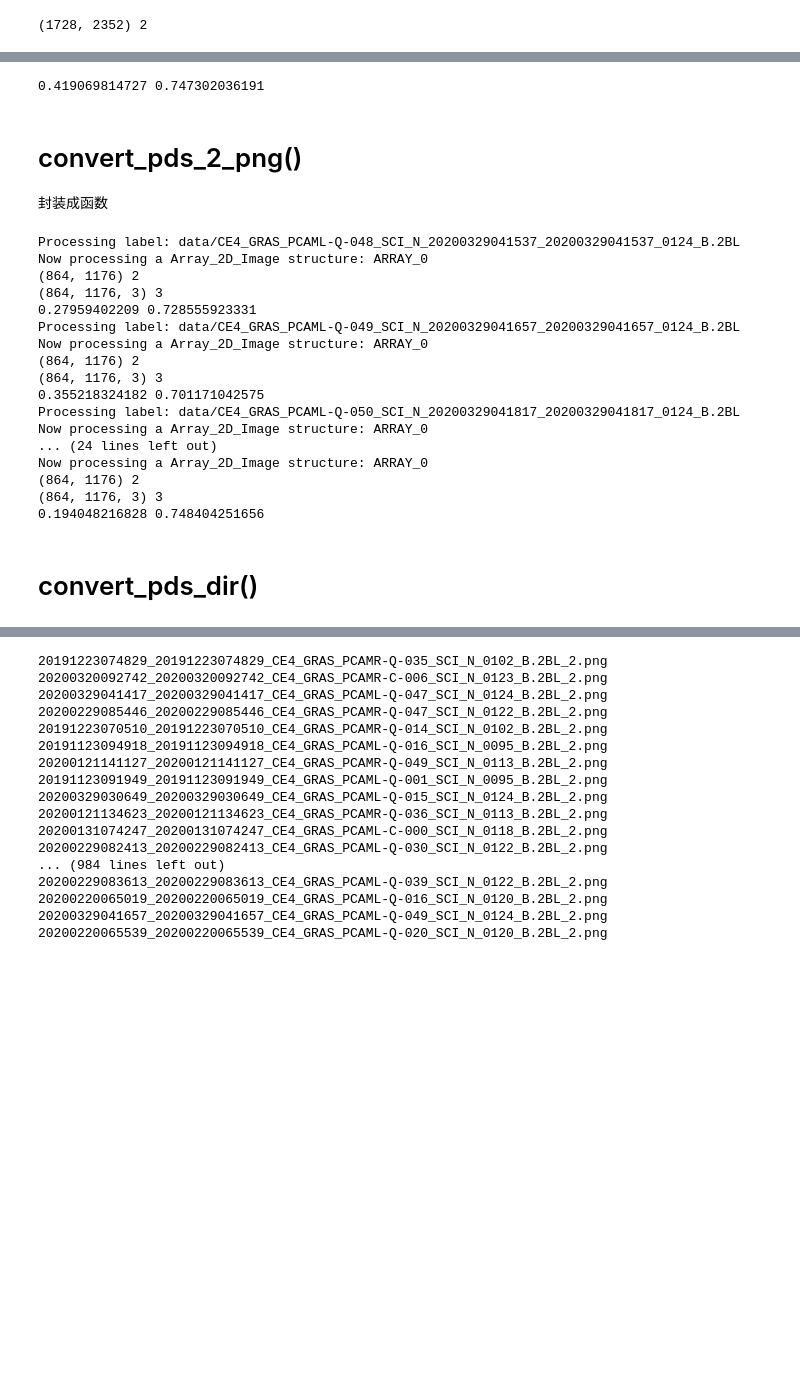
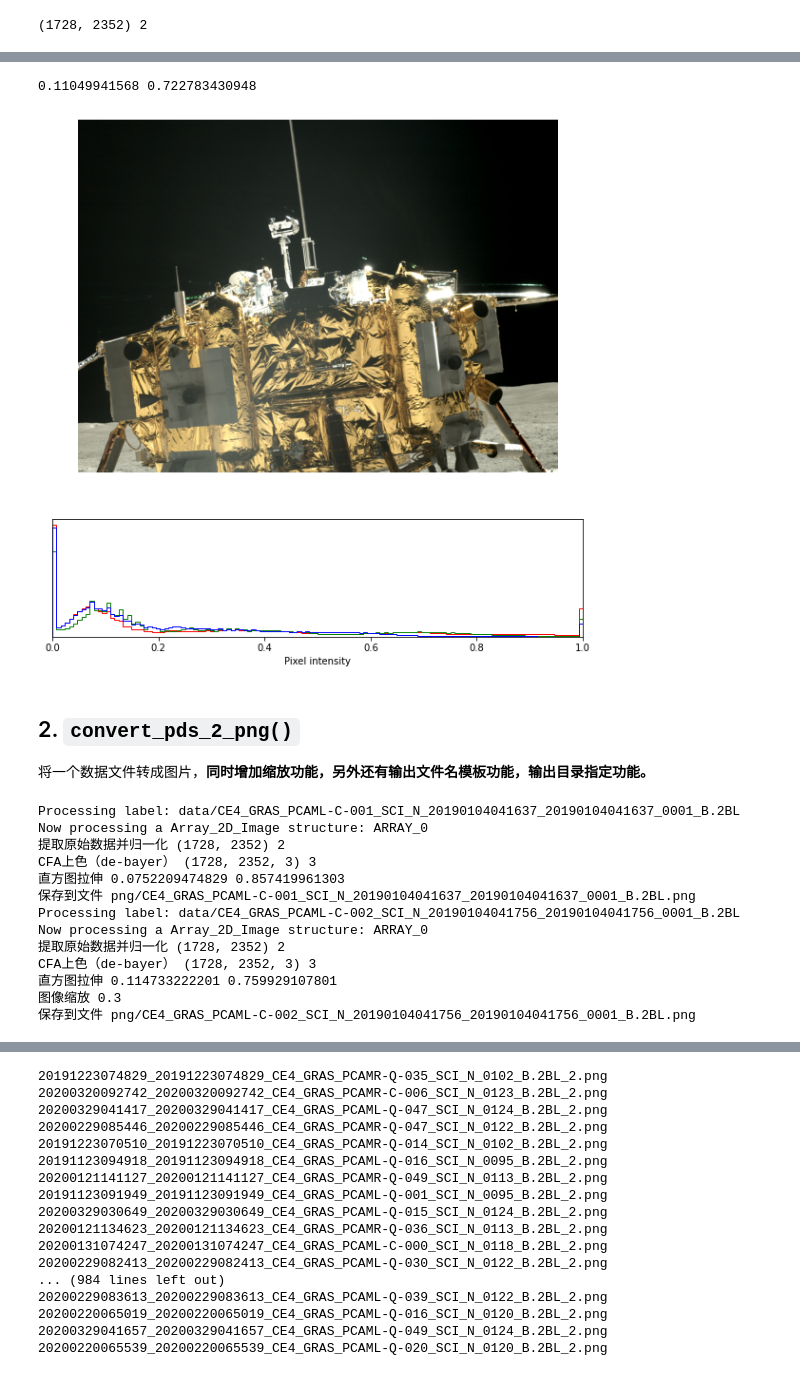
Before and after one commit to moosewoler/change-viewer, a Jupyter notebook: 02转成图片.ipynb, the cells around one changed output, grey strips where cells are left out. Saved outputs shown, nothing was run; the diff lists cells and outputs as text; code cells hidden in the pictures; blank space fills up the shorter version.

```diff
--- a/02转成图片.ipynb
+++ b/02转成图片.ipynb
@@ -70,18 +112,20 @@ img['pil'].save(filename.replace('data', 'png') + '_1.png')
 # %%
-## 直方图拉伸
-lower, upper = np.percentile(img['rgb_data'], (0.2,99.8))
+# 直方图拉伸
+lower, upper = np.percentile(img['rgb_data'], (10,98))
 print(lower, upper)
 img['scale_data'] = exposure.rescale_intensity(img['rgb_data'], in_range=(lower, upper))
 p = img['scale_data'] * 255
 p = p.astype('uint8')
 img['pil'] = Image.fromarray(p)
 img['pil'].save(filename.replace('data', 'png') + '_2.png')
+plot_img_and_hist(img['scale_data'])
 # %% [output]
-0.419069814727 0.747302036191
+0.11049941568 0.722783430948
+[figure, added]
-# %% [markdown]
-# convert_pds_2_png()
-
-封装成函数
+# %% [markdown]
+## 2. `convert_pds_2_png()`
+
+将一个数据文件转成图片，__同时增加缩放功能，另外还有输出文件名模板功能，输出目录指定功能。__
 # %%
 from PIL import Image
 import numpy as np
@@ -117,29 +177,22 @@ def convert_pds_2_png(filename, input_path='data', output_path='png'):
 # %%
-convert_pds_2_png('data/CE4_GRAS_PCAML-Q-048_SCI_N_20200329041537_20200329041537_0124_B.2BL')
-convert_pds_2_png('data/CE4_GRAS_PCAML-Q-049_SCI_N_20200329041657_20200329041657_0124_B.2BL')
-convert_pds_2_png('data/CE4_GRAS_PCAML-Q-050_SCI_N_20200329041817_20200329041817_0124_B.2BL')
-convert_pds_2_png('data/CE4_GRAS_PCAML-Q-051_SCI_N_20200329041937_20200329041937_0124_B.2BL')
-convert_pds_2_png('data/CE4_GRAS_PCAML-Q-052_SCI_N_20200329042057_20200329042057_0124_B.2BL')
-convert_pds_2_png('data/CE4_GRAS_PCAML-Q-053_SCI_N_20200329042217_20200329042217_0124_B.2BL')
-convert_pds_2_png('data/CE4_GRAS_PCAML-Q-054_SCI_N_20200329042337_20200329042337_0124_B.2BL')
-convert_pds_2_png('data/CE4_GRAS_PCAML-Q-055_SCI_N_20200329042457_20200329042457_0124_B.2BL')
+convert_pds_2_png('data/CE4_GRAS_PCAML-C-001_SCI_N_20190104041637_20190104041637_0001_B.2BL')
+convert_pds_2_png('data/CE4_GRAS_PCAML-C-002_SCI_N_20190104041756_20190104041756_0001_B.2BL', scale=0.3)
+#convert_pds_2_png('data/CE4_GRAS_PCAML-C-003_SCI_N_20190104042436_20190104042436_0001_B.2BL', scale=0.3)
+#convert_pds_2_png('data/CE4_GRAS_PCAML-Q-052_SCI_N_20200329042057_20200329042057_0124_B.2BL', scale=0.3)
+#convert_pds_2_png('data/CE4_GRAS_PCAML-Q-053_SCI_N_20200329042217_20200329042217_0124_B.2BL', scale=0.3)
+#convert_pds_2_png('data/CE4_GRAS_PCAML-Q-054_SCI_N_20200329042337_20200329042337_0124_B.2BL', scale=0.3)
+#convert_pds_2_png('data/CE4_GRAS_PCAML-Q-055_SCI_N_20200329042457_20200329042457_0124_B.2BL', scale=0.3)
 # %% [output]
-Processing label: data/CE4_GRAS_PCAML-Q-048_SCI_N_20200329041537_20200329041537_0124_B.2BL
+Processing label: data/CE4_GRAS_PCAML-C-001_SCI_N_20190104041637_20190104041637_0001_B.2BL
 Now processing a Array_2D_Image structure: ARRAY_0
-(864, 1176) 2
-(864, 1176, 3) 3
-0.27959402209 0.728555923331
-Processing label: data/CE4_GRAS_PCAML-Q-049_SCI_N_20200329041657_20200329041657_0124_B.2BL
+提取原始数据并归一化 (1728, 2352) 2
+CFA上色（de-bayer） (1728, 2352, 3) 3
+直方图拉伸 0.0752209474829 0.857419961303
+保存到文件 png/CE4_GRAS_PCAML-C-001_SCI_N_20190104041637_20190104041637_0001_B.2BL.png
+Processing label: data/CE4_GRAS_PCAML-C-002_SCI_N_20190104041756_20190104041756_0001_B.2BL
 Now processing a Array_2D_Image structure: ARRAY_0
-(864, 1176) 2
-(864, 1176, 3) 3
-0.355218324182 0.701171042575
-Processing label: data/CE4_GRAS_PCAML-Q-050_SCI_N_20200329041817_20200329041817_0124_B.2BL
-Now processing a Array_2D_Image structure: ARRAY_0
-... (24 lines left out)
-Now processing a Array_2D_Image structure: ARRAY_0
-(864, 1176) 2
-(864, 1176, 3) 3
-0.194048216828 0.748404251656
+提取原始数据并归一化 (1728, 2352) 2
+CFA上色（de-bayer） (1728, 2352, 3) 3
+直方图拉伸 0.114733222201 0.759929107801
+图像缩放 0.3
+保存到文件 png/CE4_GRAS_PCAML-C-002_SCI_N_20190104041756_20190104041756_0001_B.2BL.png
-# %% [markdown]
-# convert_pds_dir()
```
Also changed, not shown: parts of 14 cells of this notebook, 3 other files.
